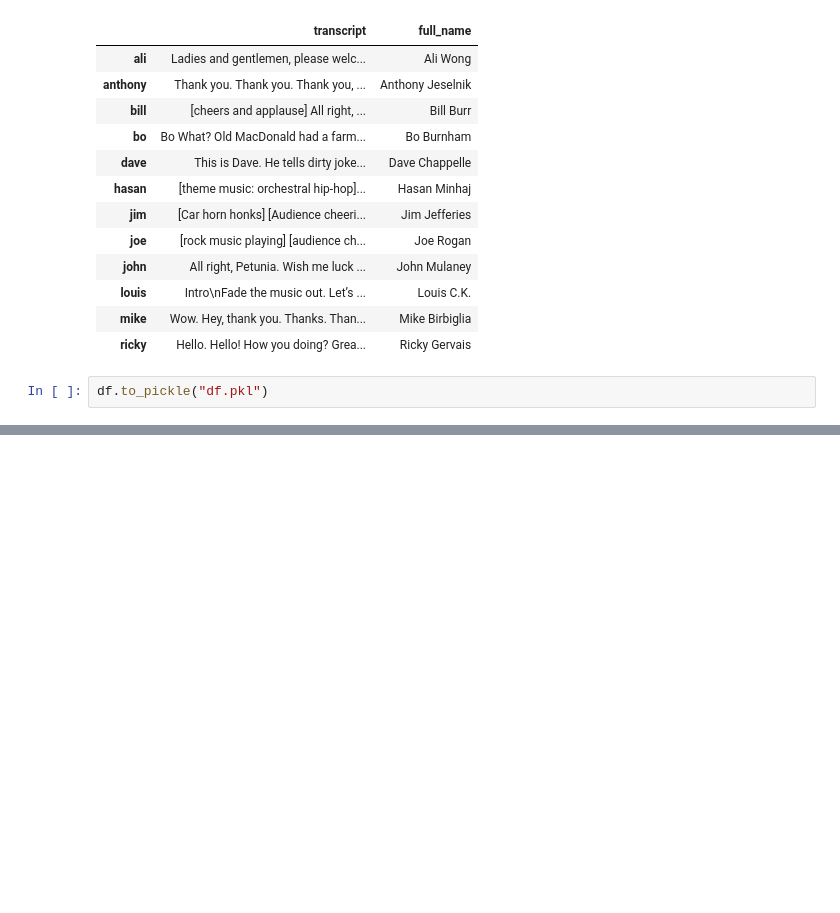
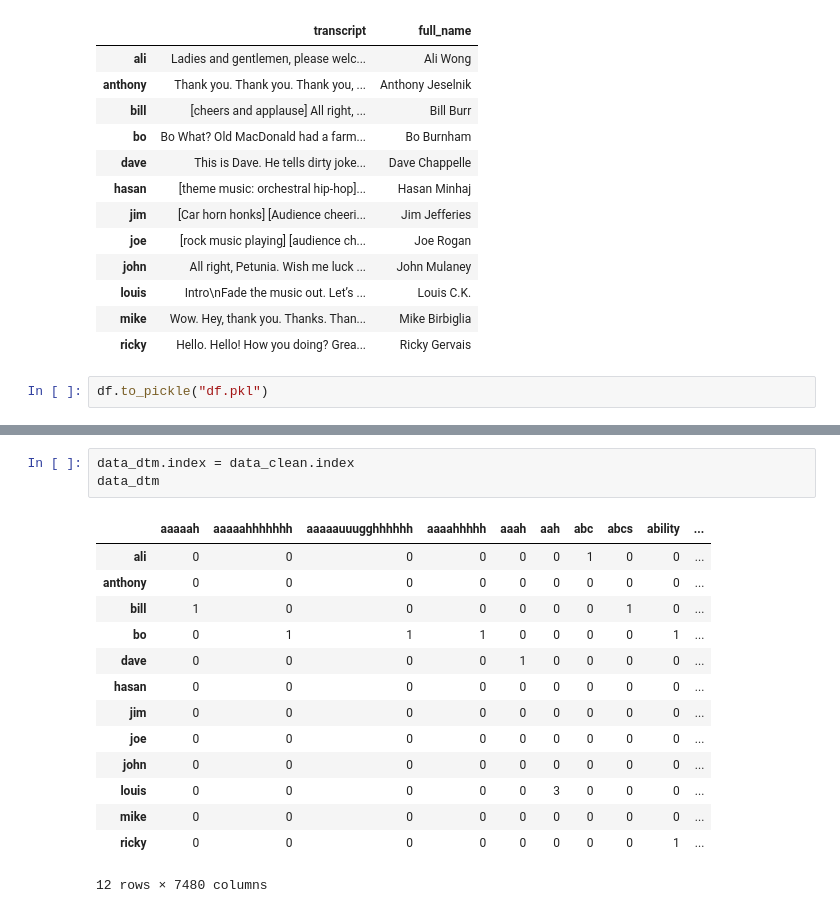
Before and after one commit to huajie06/jupyter-collection, a Jupyter notebook: NLP_Intro1.ipynb, the cells around one changed output, grey strips where cells are left out. Saved outputs shown, nothing was run; the diff lists cells and outputs as text; blank space fills up the shorter version.

```diff
--- a/NLP_Intro1.ipynb
+++ b/NLP_Intro1.ipynb
@@ -174,0 +258,18 @@ df.to_pickle("df.pkl")
+# %%
+data_dtm.index = data_clean.index
+data_dtm
+# %% [output]
+|  | aaaaah | aaaaahhhhhhh | aaaaauuugghhhhhh | aaaahhhhh | aaah | aah | abc | abcs | ability | ... |
+| ali | 0 | 0 | 0 | 0 | 0 | 0 | 1 | 0 | 0 | ... |
+| anthony | 0 | 0 | 0 | 0 | 0 | 0 | 0 | 0 | 0 | ... |
+| bill | 1 | 0 | 0 | 0 | 0 | 0 | 0 | 1 | 0 | ... |
+| bo | 0 | 1 | 1 | 1 | 0 | 0 | 0 | 0 | 1 | ... |
+| dave | 0 | 0 | 0 | 0 | 1 | 0 | 0 | 0 | 0 | ... |
+| hasan | 0 | 0 | 0 | 0 | 0 | 0 | 0 | 0 | 0 | ... |
+| jim | 0 | 0 | 0 | 0 | 0 | 0 | 0 | 0 | 0 | ... |
+| joe | 0 | 0 | 0 | 0 | 0 | 0 | 0 | 0 | 0 | ... |
+| john | 0 | 0 | 0 | 0 | 0 | 0 | 0 | 0 | 0 | ... |
+| louis | 0 | 0 | 0 | 0 | 0 | 3 | 0 | 0 | 0 | ... |
+| mike | 0 | 0 | 0 | 0 | 0 | 0 | 0 | 0 | 0 | ... |
+| ricky | 0 | 0 | 0 | 0 | 0 | 0 | 0 | 0 | 1 | ... |
+12 rows × 7480 columns
```
Also changed, not shown: parts of 25 cells of this notebook, 2 other files.
